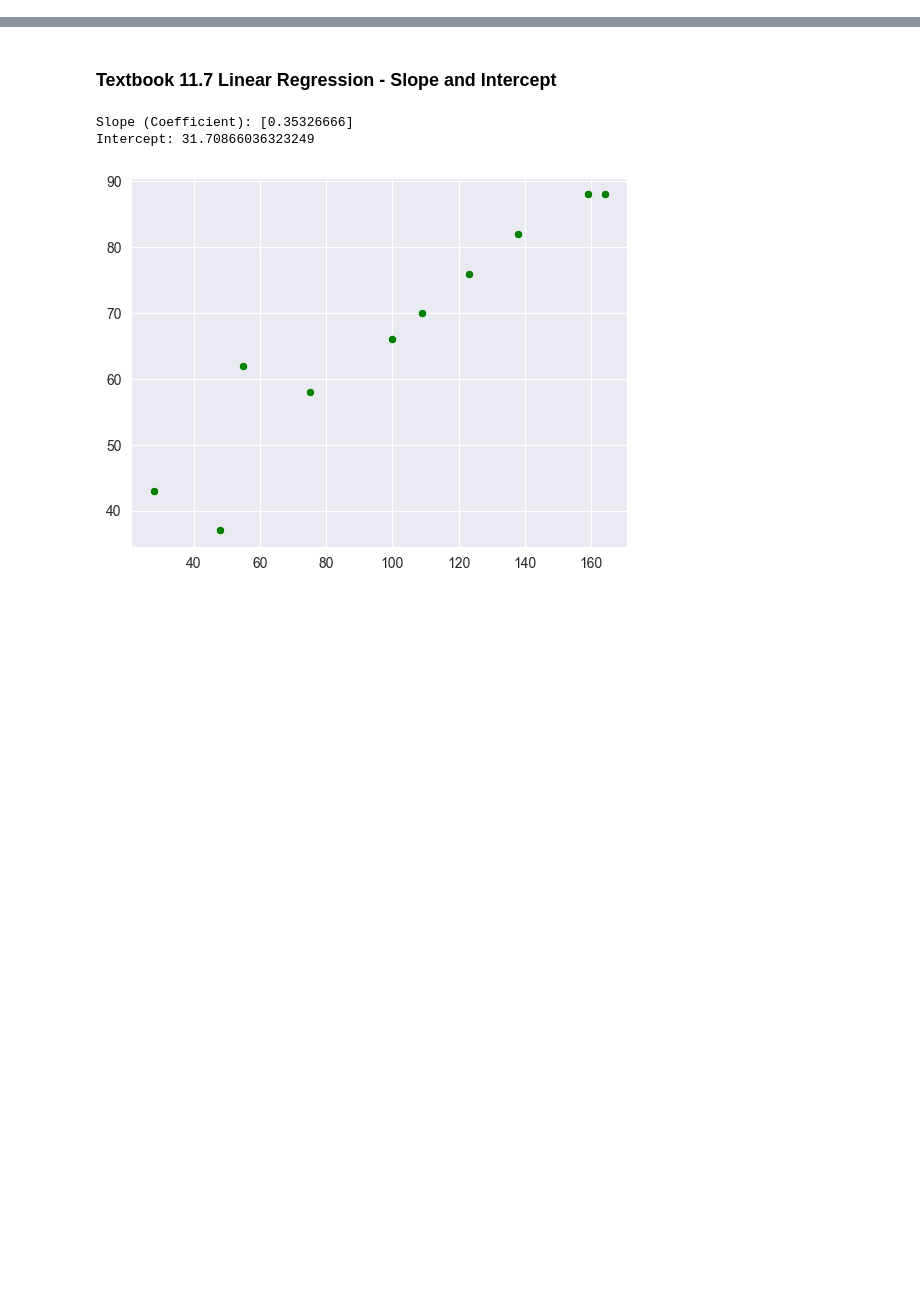
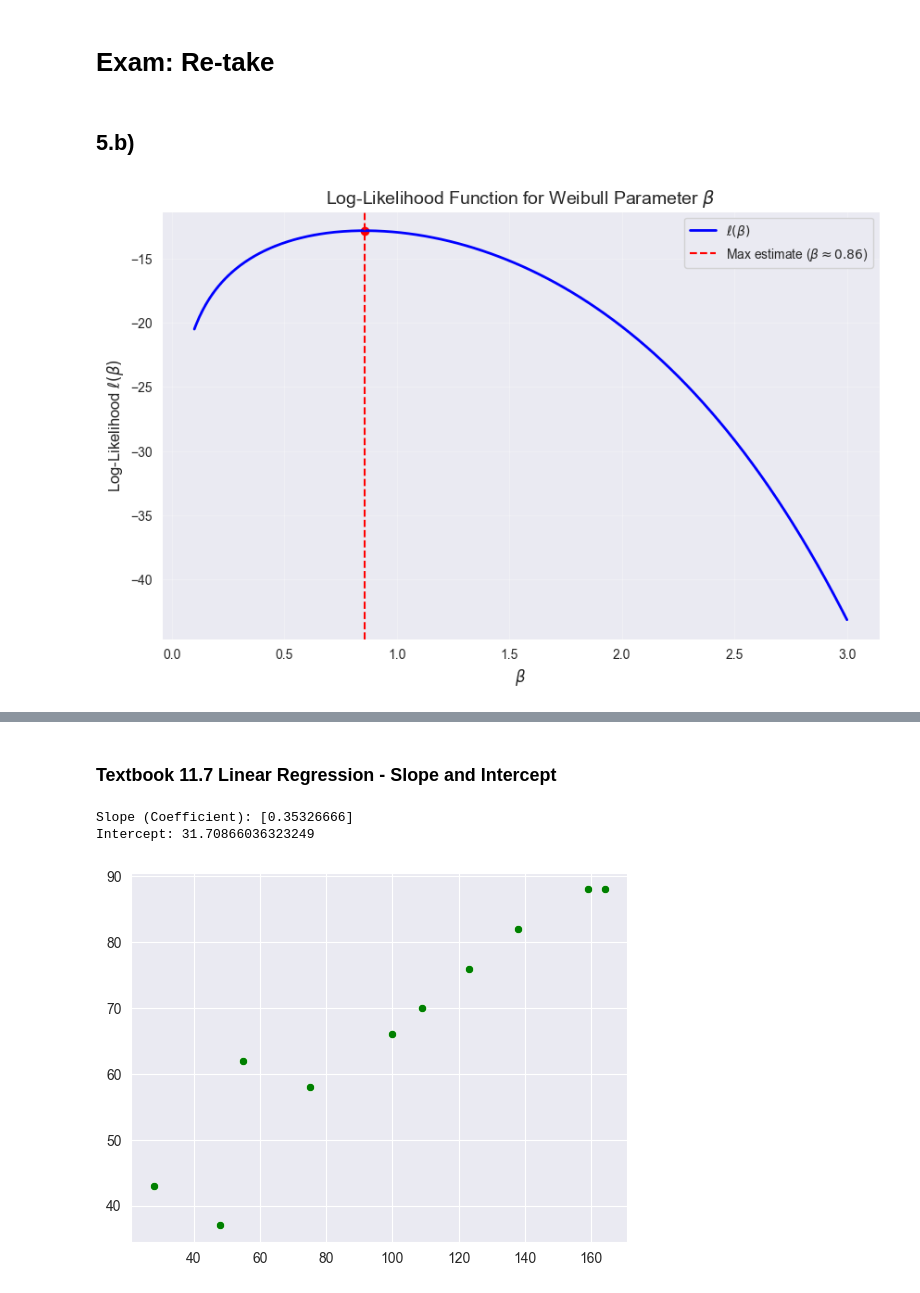
Before and after one commit to JotaN98/MScDataScience_AI, a Jupyter notebook: Statistics/Textbook_Exercises.ipynb, the cells around one changed output, grey strips where cells are left out. Saved outputs shown, nothing was run; the diff lists cells and outputs as text; code cells hidden in the pictures; blank space fills up the shorter version.

```diff
--- a/Statistics/Textbook_Exercises.ipynb
+++ b/Statistics/Textbook_Exercises.ipynb
@@ -8,3 +8,58 @@ from sklearn.linear_model import LinearRegression
 import scipy.stats as stats
 import statsmodels.api as sm
 from statsmodels.formula.api import ols
+# %% [markdown]
+# Exam: Re-take
+# %% [markdown]
+## 5.b)
+# %%
+import numpy as np
+import matplotlib.pyplot as plt
+
+# 1. Define the Data
+x = np.array([0.9, 2.1, 1.4, 1.5, 2.3])
+n = len(x)
+alpha = 2
+
+# 2. Define the Log-Likelihood Function
+def get_log_likelihood(beta):
+    # Calculate sum of ln(x) dynamically (approx 2.211)
+    sum_ln_x = np.sum(np.log(x))
+
+    # Calculate the four terms of the equation
+    term1 = n * np.log(alpha)               # 5 * ln(2)
+    term2 = n * np.log(beta)                # 5 * ln(beta)
+    term3 = sum_ln_x * (beta - 1)           # 2.211 * (beta - 1)
+    term4 = -alpha * np.sum(x**beta)        # -2 * sum(x_i^beta)
+
+    return term1 + term2 + term3 + term4
+
+# 3. Generate Data for Plotting
+# Create 400 points between beta = 0.1 and beta = 3.0
+betas = np.linspace(0.1, 3.0, 400)
+likelihoods = [get_log_likelihood(b) for b in betas]
+
+# 4. Create the Plot
+plt.figure(figsize=(10, 6))
+plt.plot(betas, likelihoods, label=r'$\ell(\beta)$', color='blue', linewidth=2)
+
+# Optional: Add a marker for the maximum
+max_index = np.argmax(likelihoods)
+max_beta = betas[max_index]
+max_val = likelihoods[max_index]
+
+plt.axvline(max_beta, color='red', linestyle='--', label=f'Max estimate ($\\beta \\approx {max_beta:.2f}$)')
+plt.scatter(max_beta, max_val, color='red')
+
+# Formatting
+plt.title(r'Log-Likelihood Function for Weibull Parameter $\beta$', fontsize=14)
+plt.xlabel(r'$\beta$', fontsize=12)
+plt.ylabel(r'Log-Likelihood $\ell(\beta)$', fontsize=12)
+plt.grid(True, alpha=0.3)
+plt.legend()
+
+# Save or Show
+plt.savefig('log_likelihood_plot.png')
+plt.show()
+# %% [output]
+[figure, added]
```
Also changed, not shown: parts of 16 cells of this notebook, 21 other files.
